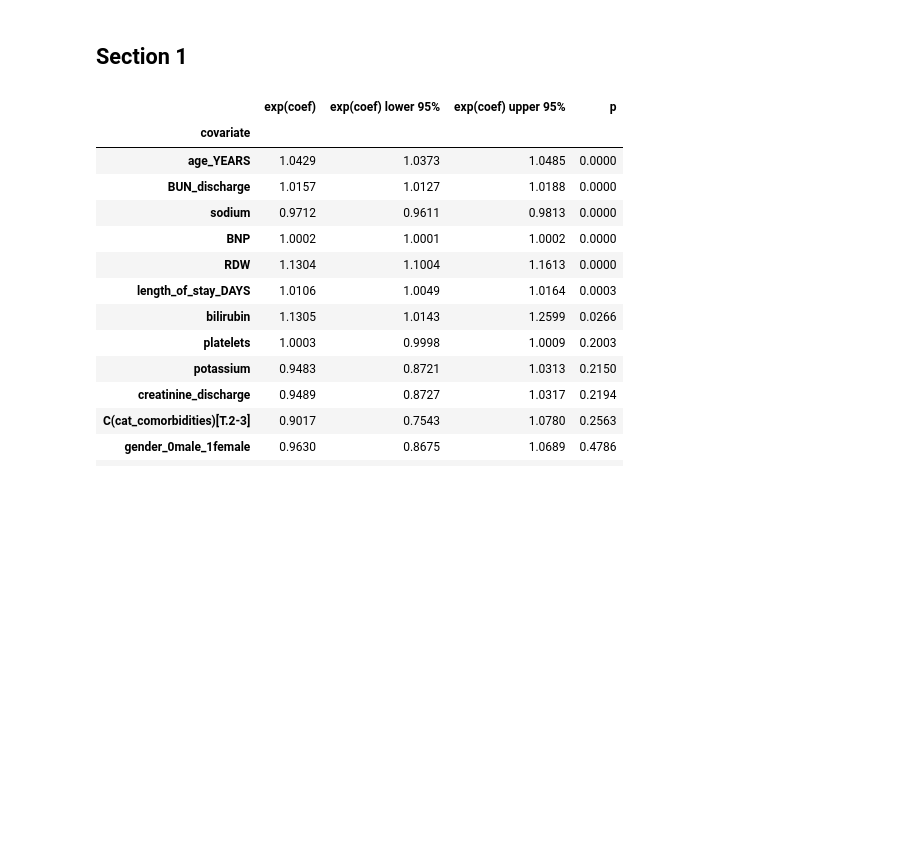
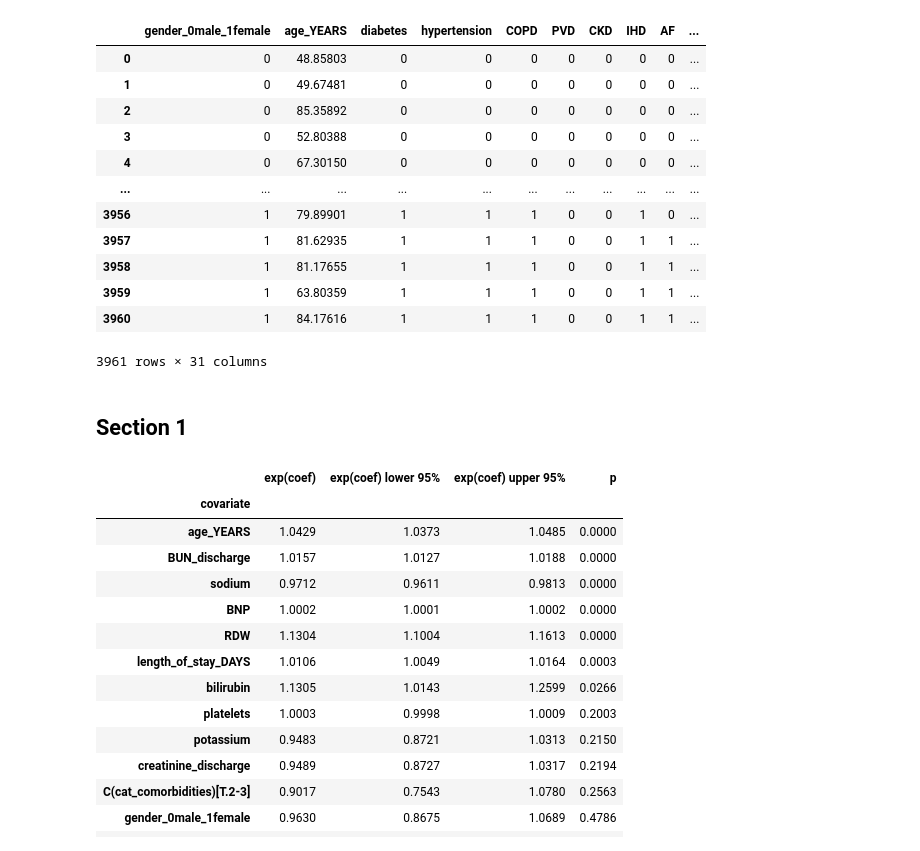
Before and after one commit to Mormorfor/SAML_project, a Jupyter notebook: PA2/Part2.ipynb, the cells around one changed output. Saved outputs shown, nothing was run; the diff lists cells and outputs as text; code cells hidden in the pictures; blank space fills up the shorter version.

```diff
--- a/PA2/Part2.ipynb
+++ b/PA2/Part2.ipynb
@@ -4,6 +4,22 @@ import numpy as np
 import matplotlib.pyplot as plt
 # %%
 data = pd.read_csv("../PA1/imputed_data.csv")
+# %%
+data
+# %% [output]
+|  | gender_0male_1female | age_YEARS | diabetes | hypertension | COPD | PVD | CKD | IHD | AF | ... |
+| 0 | 0 | 48.85803 | 0 | 0 | 0 | 0 | 0 | 0 | 0 | ... |
+| 1 | 0 | 49.67481 | 0 | 0 | 0 | 0 | 0 | 0 | 0 | ... |
+| 2 | 0 | 85.35892 | 0 | 0 | 0 | 0 | 0 | 0 | 0 | ... |
+| 3 | 0 | 52.80388 | 0 | 0 | 0 | 0 | 0 | 0 | 0 | ... |
+| 4 | 0 | 67.30150 | 0 | 0 | 0 | 0 | 0 | 0 | 0 | ... |
+| ... | ... | ... | ... | ... | ... | ... | ... | ... | ... | ... |
+| 3956 | 1 | 79.89901 | 1 | 1 | 1 | 0 | 0 | 1 | 0 | ... |
+| 3957 | 1 | 81.62935 | 1 | 1 | 1 | 0 | 0 | 1 | 1 | ... |
+| 3958 | 1 | 81.17655 | 1 | 1 | 1 | 0 | 0 | 1 | 1 | ... |
+| 3959 | 1 | 63.80359 | 1 | 1 | 1 | 0 | 0 | 1 | 1 | ... |
+| 3960 | 1 | 84.17616 | 1 | 1 | 1 | 0 | 0 | 1 | 1 | ... |
+3961 rows × 31 columns
 # %% [markdown]
 ## Section 1
 # %%
```
Also changed, not shown: parts of 17 cells of this notebook, 1 other file.
